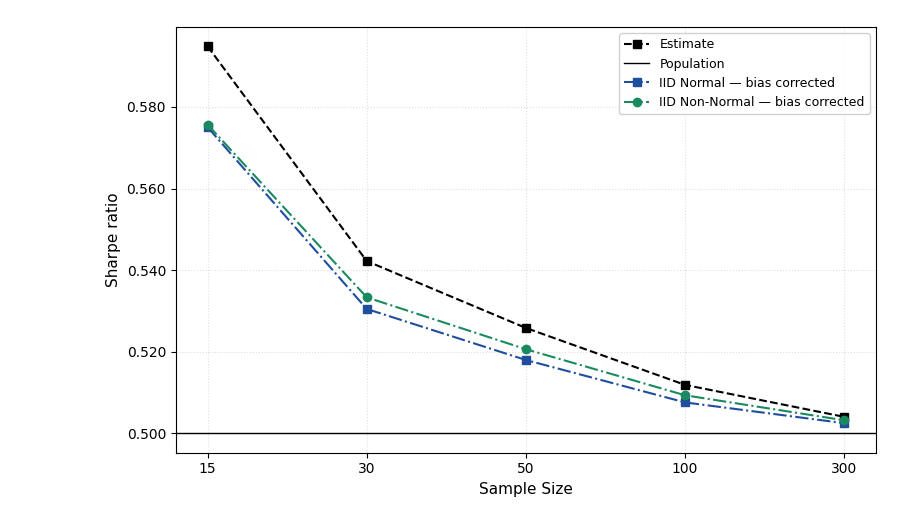
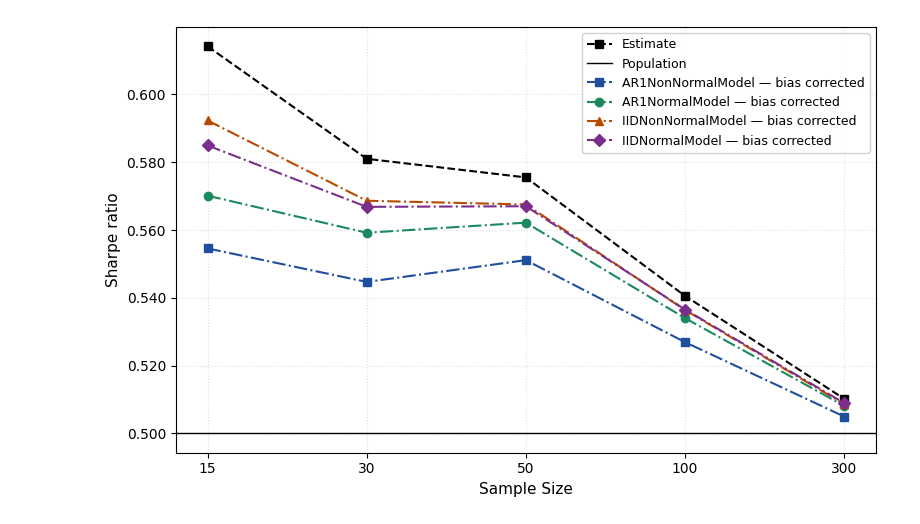
Before and after one commit to Fabro2701/sharpe_ratio_TFM, a Jupyter notebook: notebooks/presentation/bias_correction_comp.ipynb, the cells around one changed output. Cells and saved outputs as stored; diff of their text form; code cells hidden in the pictures.

Commit message:
bias adj formulas until ar non normal

```diff
--- a/notebooks/presentation/bias_correction_comp.ipynb
+++ b/notebooks/presentation/bias_correction_comp.ipynb
@@ -10,10 +10,14 @@ from core.models import IIDNormalModel, IIDNonNormalModel
 
 
 N    = 1000
+Ts = 15 + (300 - 15) * (np.linspace(0, 1, 80)**2)
+Ts = np.round(Ts).astype(int)
+Ts = np.unique(Ts)
 Ts   = [15, 30, 50, 100, 300]
 rng  = np.random.default_rng(42)
-dgp  = IIDProcess(APDInnov(alpha=0.7, lam=1.35)).calibrate_params(mu=0.15, sigma=0.30)
-models = [IIDNormalModel(), IIDNonNormalModel()]
+#dgp  = IIDProcess(APDInnov(alpha=0.7, lam=1.35)).calibrate_params(mu=0.15, sigma=0.30)
+dgp  = ARGARCHProcess().calibrate_params(mu=0.15, sigma=0.30)
+models = [IIDNormalModel(), IIDNonNormalModel(), AR1NormalModel(), AR1NonNormalModel()]
 
 records = []
 
@@ -24,7 +28,7 @@ for _ in range(N):
         for model in models:
             name     = type(model).__name__
             params_h = model.fit(sample)
-            sr_adj   = model.correct_bias("sigma", T, sr_h, **params_h)
+            sr_adj   = model.correct_bias(True, T, sr_h, **params_h)
             records.append({"T": T, "model": name, "estimate": sr_h, "corrected": sr_adj})
 
 df = pd.DataFrame(records)
@@ -77,6 +66,6 @@ def plot_sharpe_bias(means, population_sr, model_names=None):
     fig.tight_layout()
     return fig
 # %%
-fig = plot_sharpe_bias(means, 0.5, model_names=["IID Normal", "IID Non-Normal"])
+fig = plot_sharpe_bias(means, 0.5)
 # %% [output]
-[figure, old version]
+[figure, new version]
```
Also changed, not shown: parts of 2 cells of this notebook, 1 other file.
